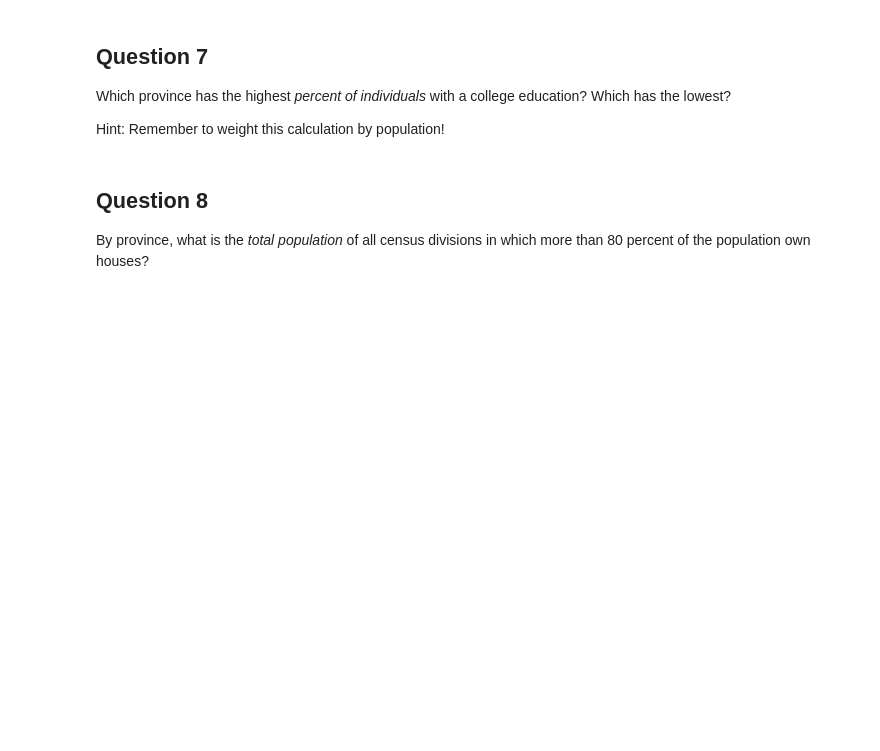
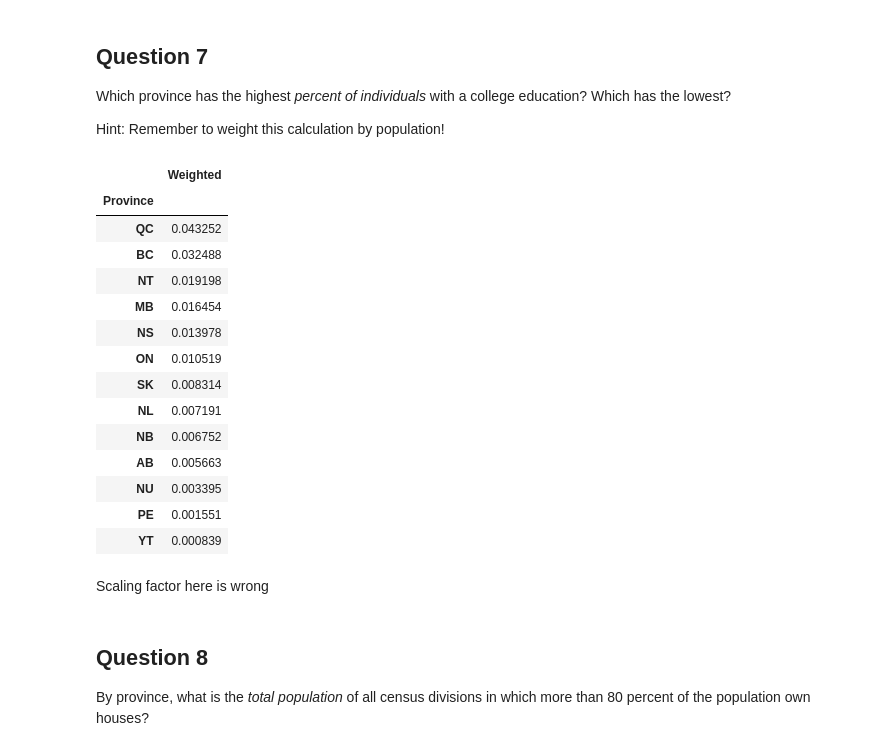
Before and after one commit to tonyliang19/ECON323_2023_Spring, a Jupyter notebook: problem_sets/problem_set_5_Luo_Liang.ipynb, the cells around one changed output. Cells and saved outputs as stored; diff of their text form; code cells hidden in the pictures; blank space fills up the shorter version.

```diff
--- a/problem_sets/problem_set_5_Luo_Liang.ipynb
+++ b/problem_sets/problem_set_5_Luo_Liang.ipynb
@@ -331,3 +368,28 @@ Hint: Remember to weight this calculation by population!
+# %%
+# use different variable to store this
+
+# This is garbage
+combined_weight = combined
+combined_weight["Weighted"] = combined_weight["CollegeEducated"] / combined_weight["Population"]
+combined_weight.groupby("Province")["Weighted"].sum().to_frame().sort_values(by="Weighted",ascending=False)
+# %% [output]
+|  | Weighted |
+| Province |  |
+| QC | 0.043252 |
+| BC | 0.032488 |
+| NT | 0.019198 |
+| MB | 0.016454 |
+| NS | 0.013978 |
+| ON | 0.010519 |
+| SK | 0.008314 |
+| NL | 0.007191 |
+| NB | 0.006752 |
+| AB | 0.005663 |
+| NU | 0.003395 |
+| PE | 0.001551 |
+| YT | 0.000839 |
+# %% [markdown]
+Scaling factor here is wrong
 # %% [markdown]
 ## Question 8
 
```
Also changed, not shown: parts of 4 cells of this notebook.
